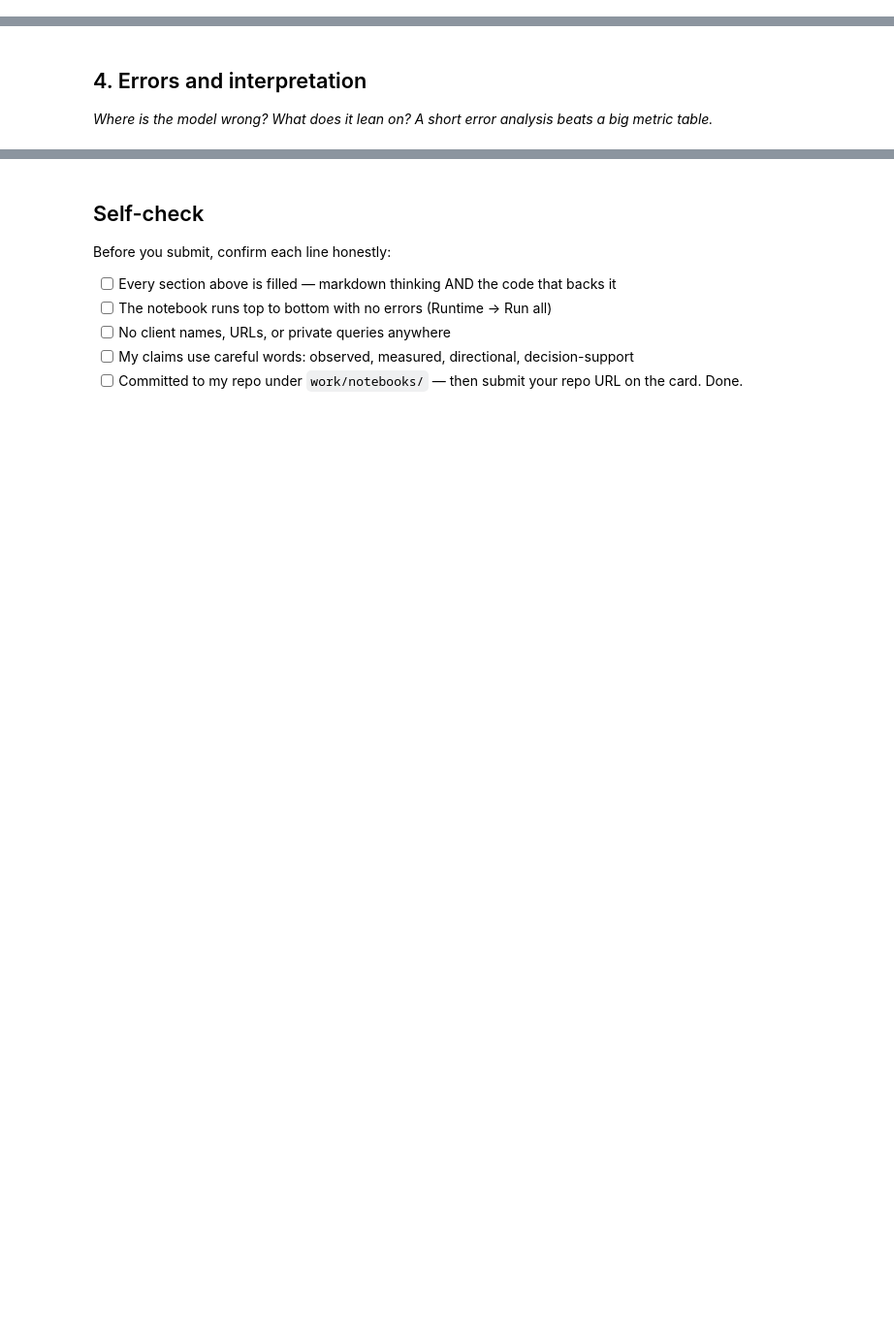
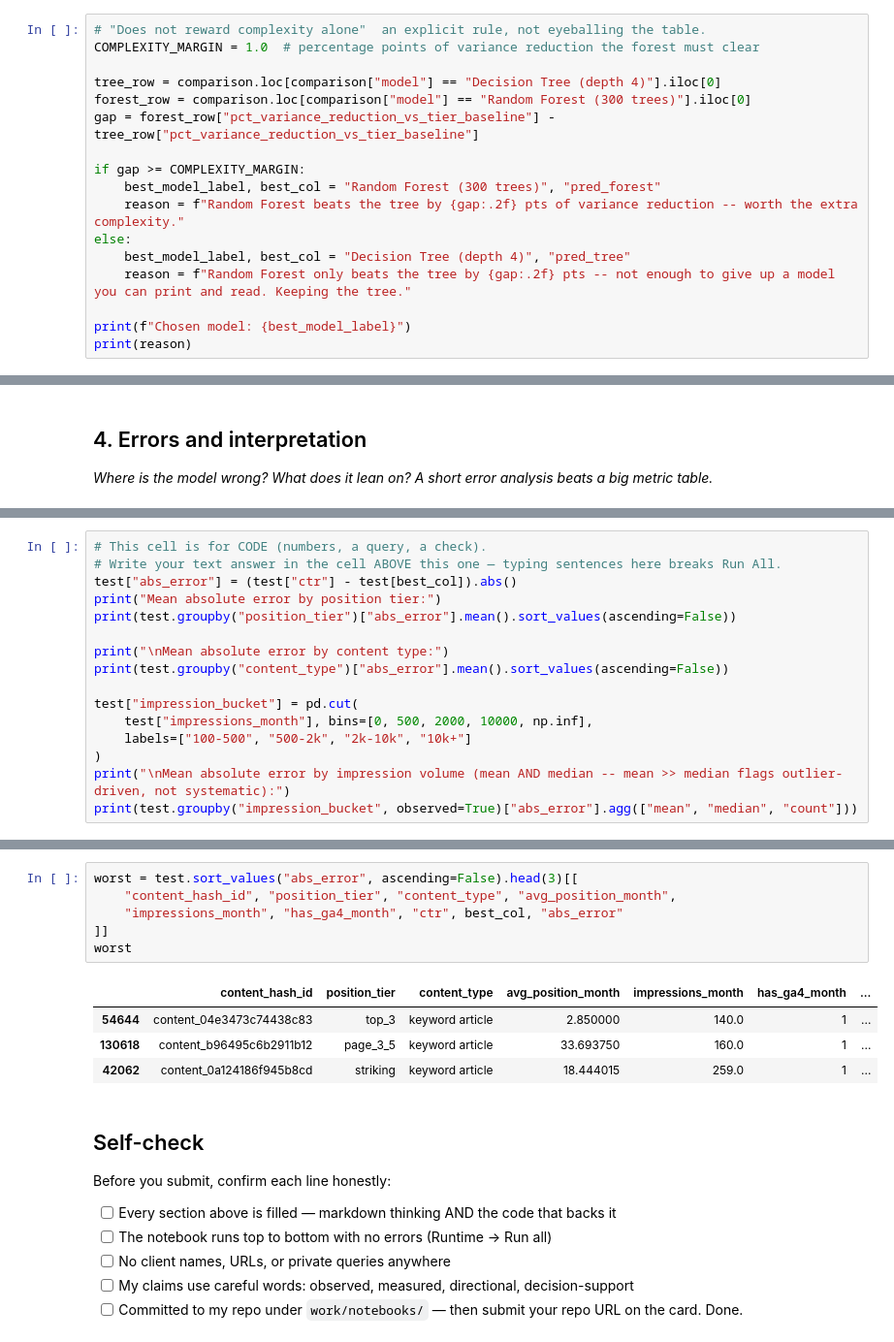
Before and after one commit to Abdulm111/ML-Assignement01, a Jupyter notebook: work/notebooks/w05_model.ipynb, the cells around one changed output, grey strips where cells are left out. Shown at 97% size. Drawn from its saved outputs; the diff is of its cells as text; blank space fills up the shorter version.

```diff
--- a/work/notebooks/w05_model.ipynb
+++ b/work/notebooks/w05_model.ipynb
@@ -29,0 +316,17 @@ This skeleton is yours to fill. Work the sections **in order** — each one has
+# %%
+# "Does not reward complexity alone"  an explicit rule, not eyeballing the table.
+COMPLEXITY_MARGIN = 1.0  # percentage points of variance reduction the forest must clear
+
+tree_row = comparison.loc[comparison["model"] == "Decision Tree (depth 4)"].iloc[0]
+forest_row = comparison.loc[comparison["model"] == "Random Forest (300 trees)"].iloc[0]
+gap = forest_row["pct_variance_reduction_vs_tier_baseline"] - tree_row["pct_variance_reduction_vs_tier_baseline"]
+
+if gap >= COMPLEXITY_MARGIN:
+    best_model_label, best_col = "Random Forest (300 trees)", "pred_forest"
+    reason = f"Random Forest beats the tree by {gap:.2f} pts of variance reduction -- worth the extra complexity."
+else:
+    best_model_label, best_col = "Decision Tree (depth 4)", "pred_tree"
+    reason = f"Random Forest only beats the tree by {gap:.2f} pts -- not enough to give up a model you can print and read. Keeping the tree."
+
+print(f"Chosen model: {best_model_label}")
+print(reason)
@@ -36,0 +445,16 @@ This skeleton is yours to fill. Work the sections **in order** — each one has
+# %%
+# This cell is for CODE (numbers, a query, a check).
+# Write your text answer in the cell ABOVE this one — typing sentences here breaks Run All.
+test["abs_error"] = (test["ctr"] - test[best_col]).abs()
+print("Mean absolute error by position tier:")
+print(test.groupby("position_tier")["abs_error"].mean().sort_values(ascending=False))
+
+print("\nMean absolute error by content type:")
+print(test.groupby("content_type")["abs_error"].mean().sort_values(ascending=False))
+
+test["impression_bucket"] = pd.cut(
+    test["impressions_month"], bins=[0, 500, 2000, 10000, np.inf],
+    labels=["100-500", "500-2k", "2k-10k", "10k+"]
+)
+print("\nMean absolute error by impression volume (mean AND median -- mean >> median flags outlier-driven, not systematic):")
+print(test.groupby("impression_bucket", observed=True)["abs_error"].agg(["mean", "median", "count"]))
@@ -37,3 +503,14 @@ This skeleton is yours to fill. Work the sections **in order** — each one has
+# %%
+worst = test.sort_values("abs_error", ascending=False).head(3)[[
+    "content_hash_id", "position_tier", "content_type", "avg_position_month",
+    "impressions_month", "has_ga4_month", "ctr", best_col, "abs_error"
+]]
+worst
+# %% [output]
+|  | content_hash_id | position_tier | content_type | avg_position_month | impressions_month | has_ga4_month | ... |
+| 54644 | content_04e3473c74438c83 | top_3 | keyword article | 2.850000 | 140.0 | 1 | ... |
+| 130618 | content_b96495c6b2911b12 | page_3_5 | keyword article | 33.693750 | 160.0 | 1 | ... |
+| 42062 | content_0a124186f945b8cd | striking | keyword article | 18.444015 | 259.0 | 1 | ... |
 # %% [markdown]
 ## Self-check
 
```
Also changed, not shown: parts of 20 cells of this notebook.
